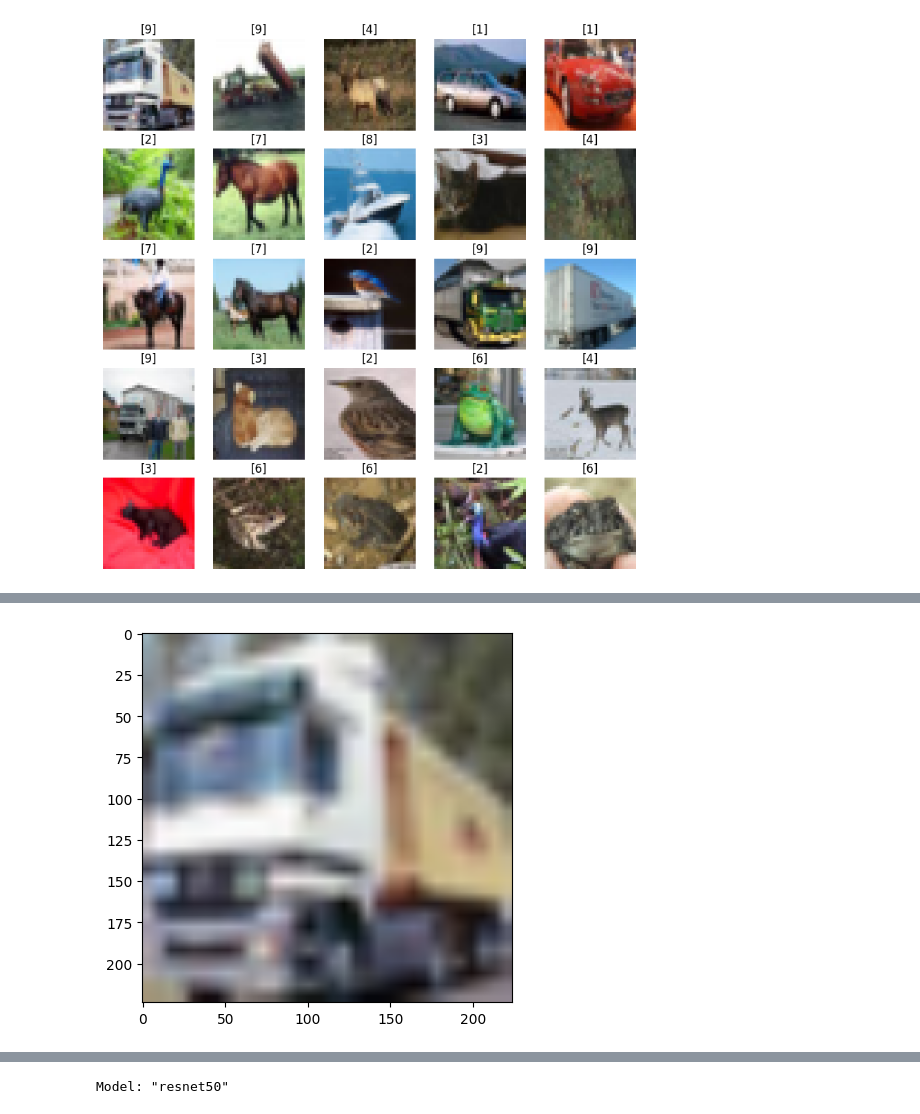
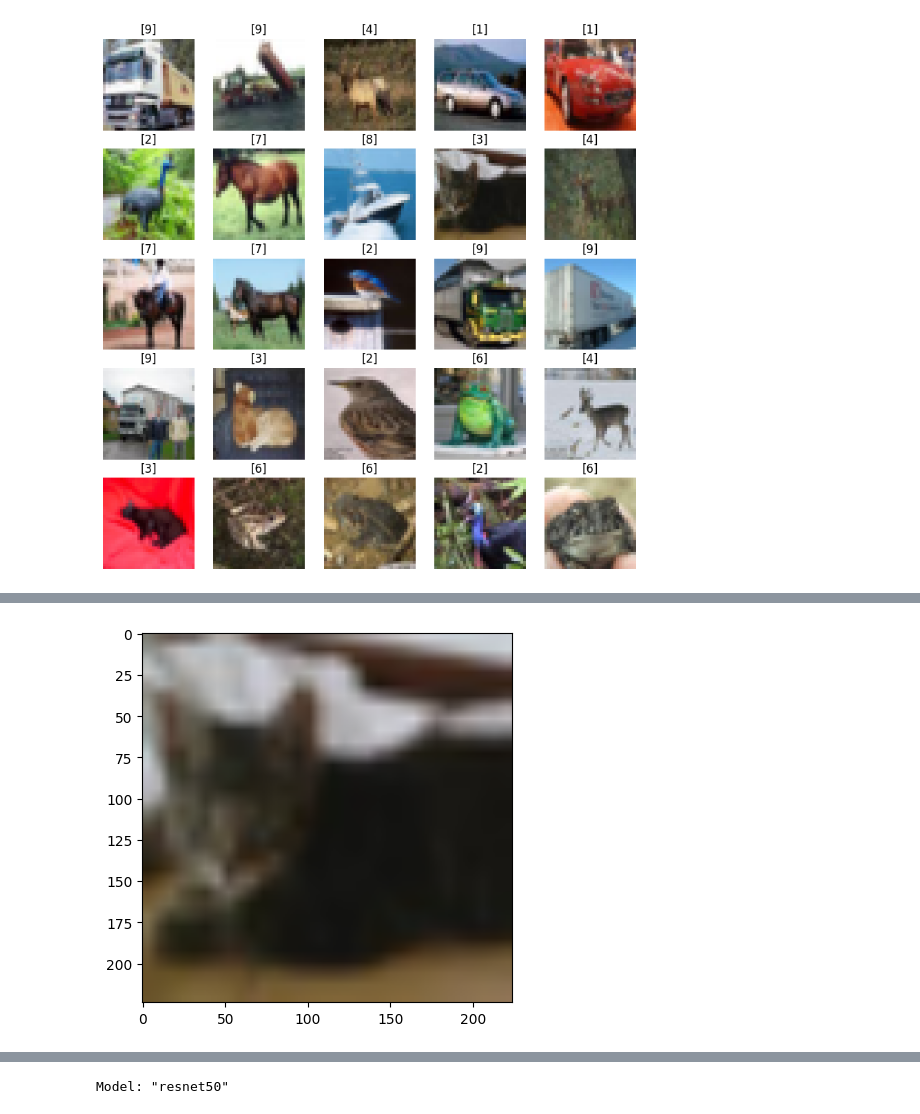
Before and after one commit to ShubhamSinghal12/DS_PP_AUG_25, a Jupyter notebook: TensorFlow/TF_CNN_TransferLearning.ipynb, the cells around one changed output, grey strips where cells are left out. Drawn from its saved outputs; the diff is of its cells as text; code cells hidden in the pictures.

```diff
--- a/TensorFlow/TF_CNN_TransferLearning.ipynb
+++ b/TensorFlow/TF_CNN_TransferLearning.ipynb
@@ -33,9 +33,9 @@ plt.show()
 # %%
-img = image.img_to_array(tf.image.resize(x_train[1], [224, 224],method=tf.image.ResizeMethod.BILINEAR))
+img = image.img_to_array(tf.image.resize(x_train[9], [224, 224],method=tf.image.ResizeMethod.BILINEAR))
 plt.imshow(img.astype('int32'))
 plt.show()
 # %% [output]
-[figure, old version]
+[figure, new version]
 # %%
 model = ResNet50(weights='imagenet')
 # %%
```
Also changed, not shown: parts of 3 cells of this notebook, 11 other files.
